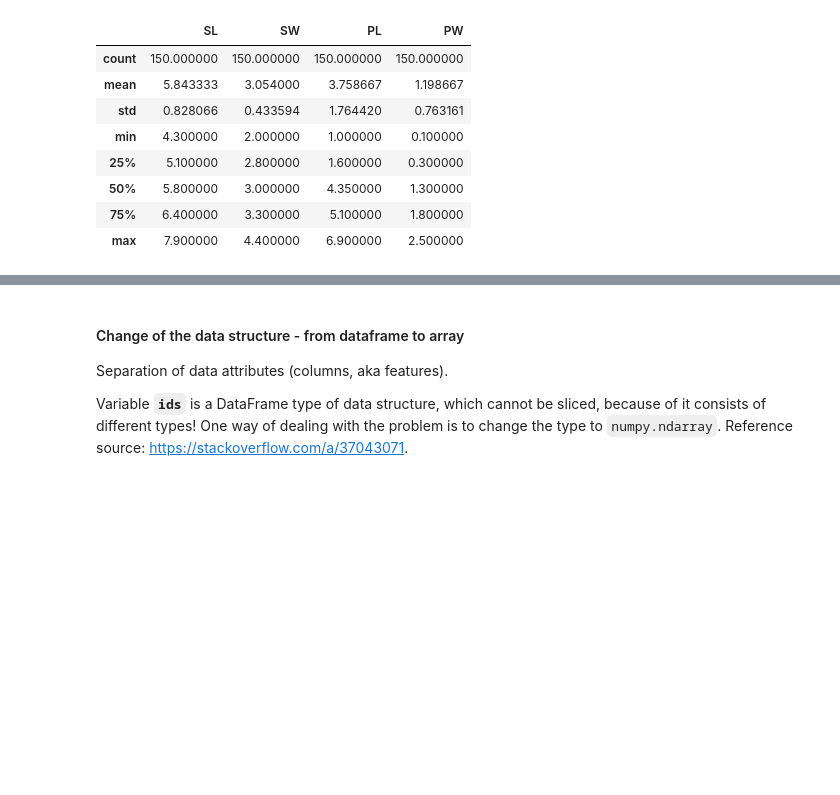
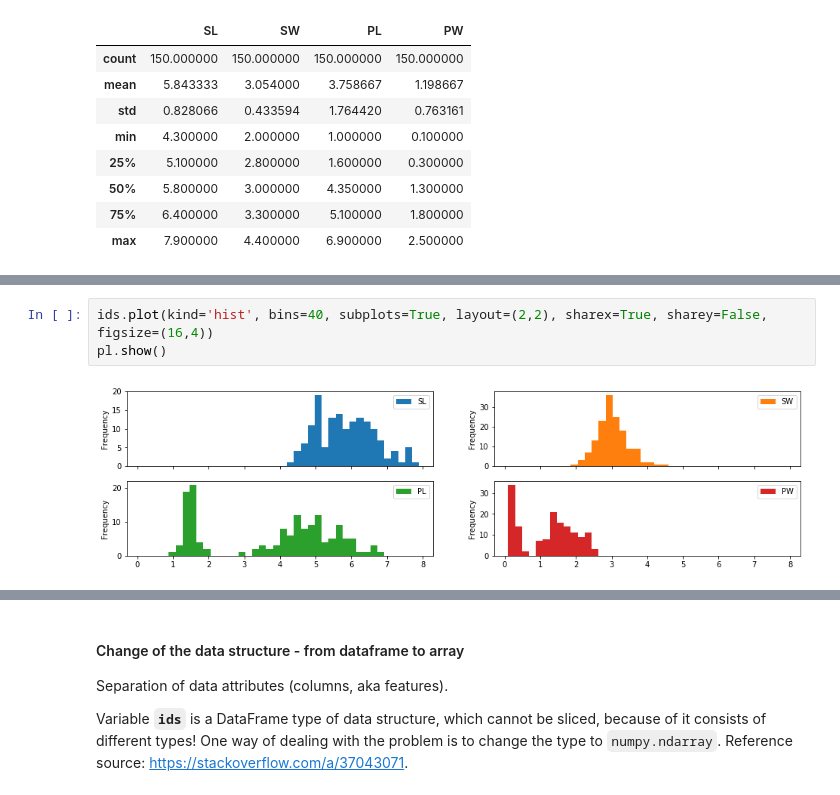
Before and after one commit to andkoc001/PandS-Project2019, a Jupyter notebook: PandS_Project_2019.ipynb, the cells around one changed output, grey strips where cells are left out. Drawn from its saved outputs; the diff is of its cells as text; blank space fills up the shorter version.

Commit message:
Dataset plots updated, description and commets added.

```diff
--- a/PandS_Project_2019.ipynb
+++ b/PandS_Project_2019.ipynb
@@ -126,0 +129,5 @@ dtype: object
+# %%
+ids.plot(kind='hist', bins=40, subplots=True, layout=(2,2), sharex=True, sharey=False, figsize=(16,4))
+pl.show()
+# %% [output]
+[figure, added]
```
Also changed, not shown: parts of 44 cells of this notebook.
